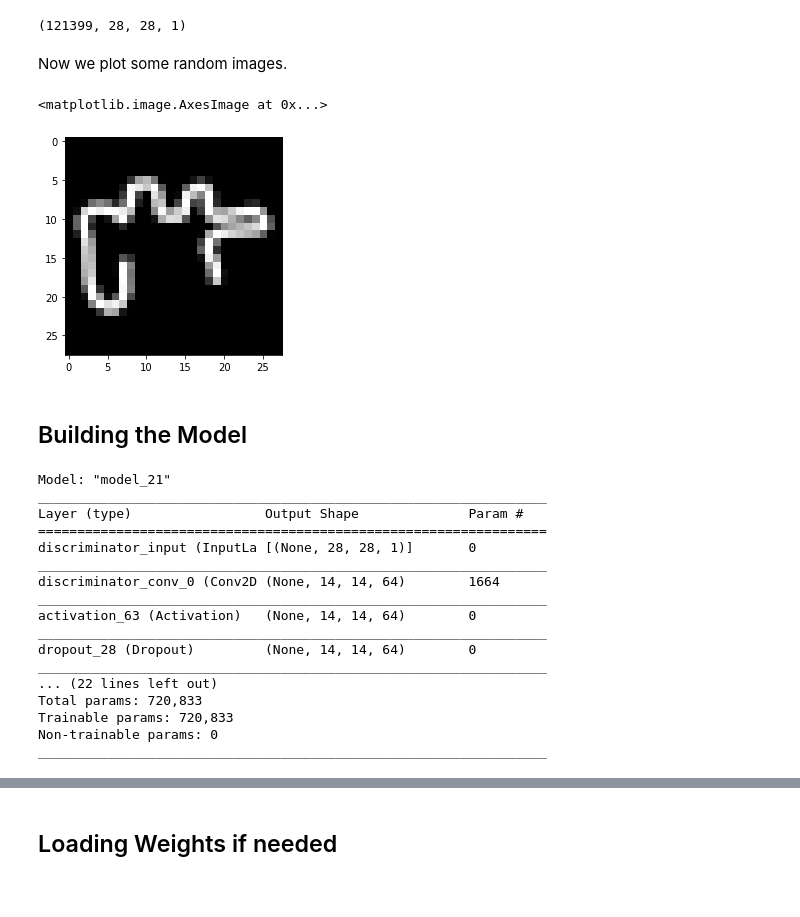
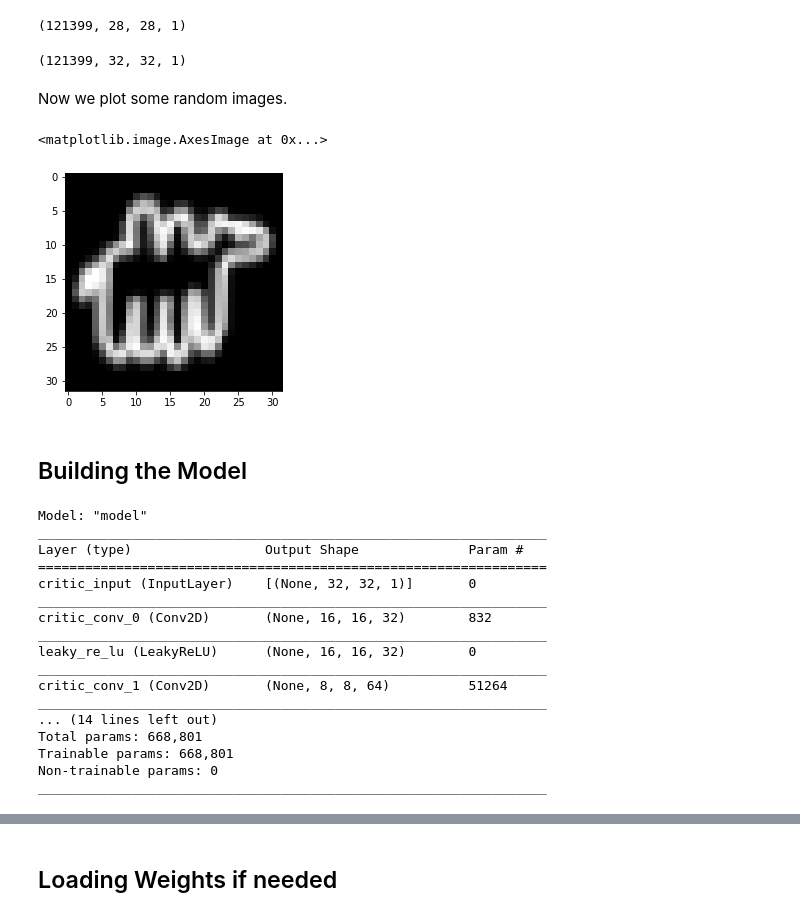
Before and after one commit to LoniQin/deep_learning_notebooks, a Jupyter notebook: tensorflow/CamelGAN.ipynb, the cells around one changed output, grey strips where cells are left out. Drawn from its saved outputs; the diff is of its cells as text; code cells hidden in the pictures.

```diff
--- a/tensorflow/CamelGAN.ipynb
+++ b/tensorflow/CamelGAN.ipynb
@@ -370,11 +395,22 @@ x_train = x_train.reshape((x_train.shape[0], 28, 28, 1))
 x_train.shape
 # %% [output]
 (121399, 28, 28, 1)
+# %%
+batch_size = 64
+image_width = 32
+# %%
+train_imgs = []
+for i in range(x_train.shape[0]):
+  train_imgs.append(tf.image.resize(x_train[i, :, :], [image_width, image_width]))
+images = np.array(train_imgs)
+print(images.shape)
+# %% [output]
+(121399, 32, 32, 1)
 # %% [markdown]
 Now we plot some random images.
 # %%
 index = np.random.randint(low=0,high=x_train.shape[0])
-plt.imshow(x_train[index,:,:,0], cmap = 'gray')
+plt.imshow(images[index,:,:,0], cmap = 'gray')
 # %% [output]
 <matplotlib.image.AxesImage at 0x...>
-[figure, old version]
+[figure, new version]
@@ -404,21 +448,21 @@ gan = GAN(input_dim = (28,28,1)
 # %%
-gan.discriminator.summary()
+gan.critic.summary()
 # %% [output]
-Model: "model_21"
+Model: "model"
 _________________________________________________________________
 Layer (type)                 Output Shape              Param #
 =================================================================
-discriminator_input (InputLa [(None, 28, 28, 1)]       0
+critic_input (InputLayer)    [(None, 32, 32, 1)]       0
 _________________________________________________________________
-discriminator_conv_0 (Conv2D (None, 14, 14, 64)        1664
+critic_conv_0 (Conv2D)       (None, 16, 16, 32)        832
 _________________________________________________________________
-activation_63 (Activation)   (None, 14, 14, 64)        0
+leaky_re_lu (LeakyReLU)      (None, 16, 16, 32)        0
 _________________________________________________________________
-dropout_28 (Dropout)         (None, 14, 14, 64)        0
+critic_conv_1 (Conv2D)       (None, 8, 8, 64)          51264
 _________________________________________________________________
-... (22 lines left out)
-Total params: 720,833
-Trainable params: 720,833
+... (14 lines left out)
+Total params: 668,801
+Trainable params: 668,801
 Non-trainable params: 0
 _________________________________________________________________
 # %%
```
Also changed, not shown: parts of 16 cells of this notebook.
